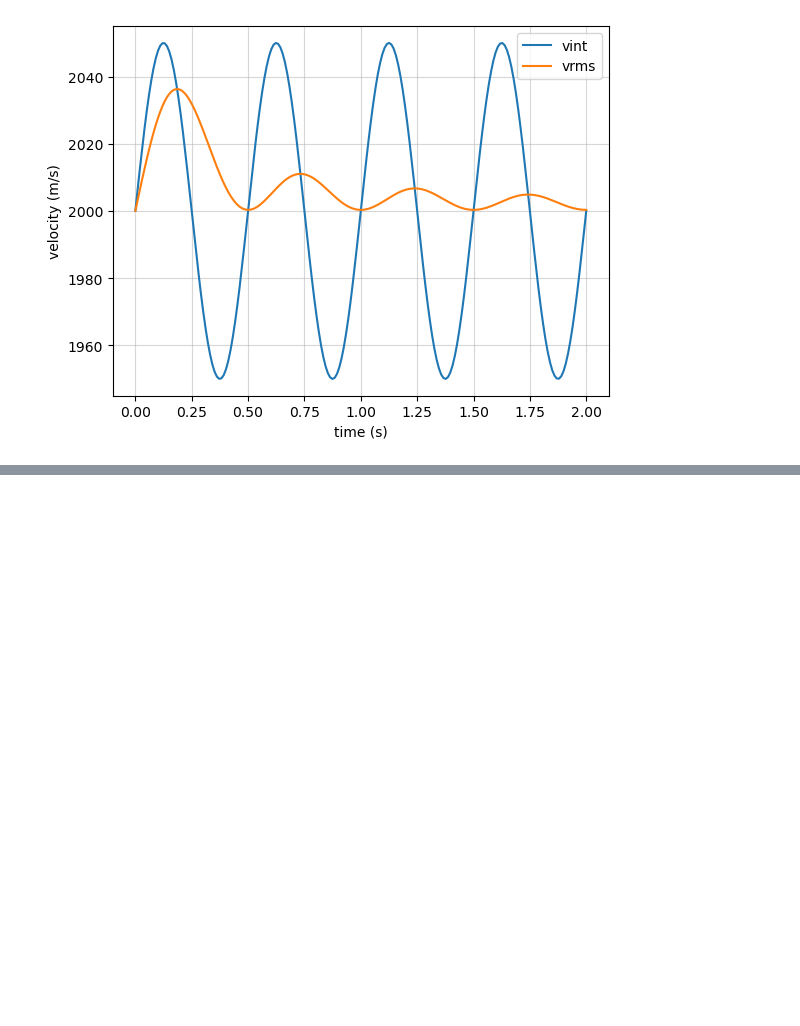
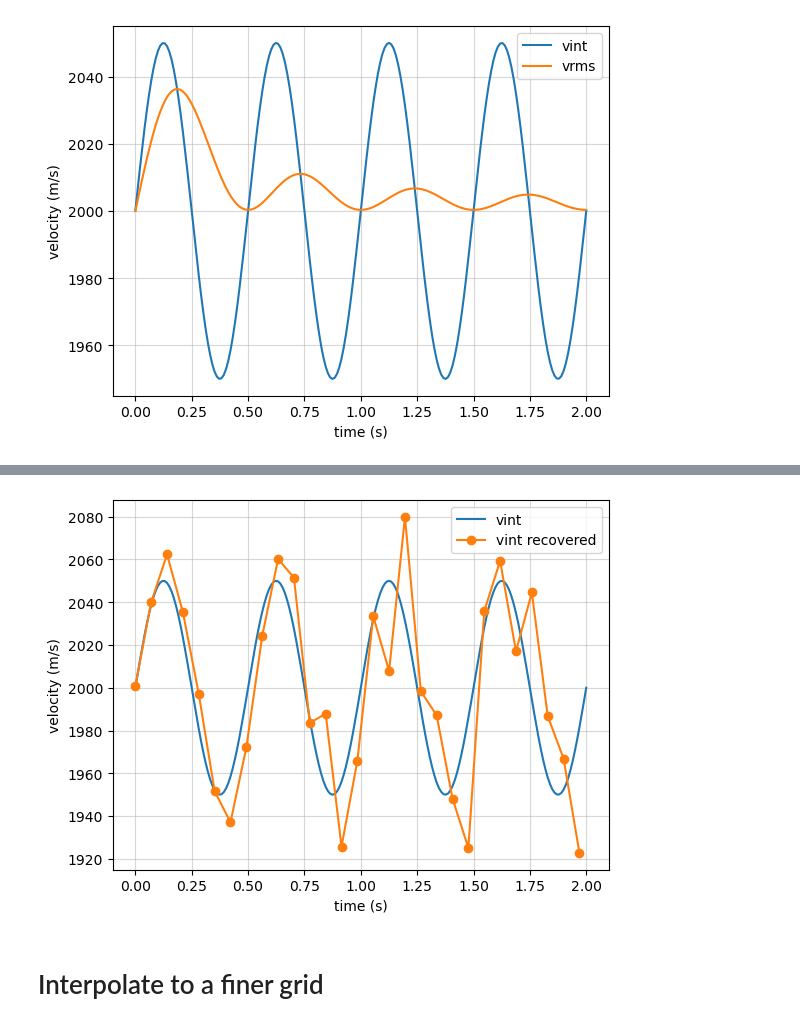
Before and after one commit to lheagy/eosc-454, a Jupyter notebook: lectures/RMS-velocity.ipynb, the cells around one changed output, grey strips where cells are left out. Cells and saved outputs as stored; diff of their text form; code cells hidden in the pictures; blank space fills up the shorter version.

```diff
--- a/lectures/RMS-velocity.ipynb
+++ b/lectures/RMS-velocity.ipynb
@@ -117,0 +139,15 @@ ax.grid(alpha=0.5)
+# %%
+vint_decimated = compute_vint_from_vrms(t_obs, vrms_obs)
+# %%
+fig, ax = plt.subplots(1, 1)
+
+ax.plot(t, vint_analytic, label="vint")
+ax.plot(t_obs, vint_decimated, "-o", label="vint recovered")
+ax.legend()
+ax.set_xlabel("time (s)")
+ax.set_ylabel("velocity (m/s)")
+ax.grid(alpha=0.5)
+# %% [output]
+[figure, added]
+# %% [markdown]
+# Interpolate to a finer grid
```
Also changed, not shown: parts of 17 cells of this notebook.
